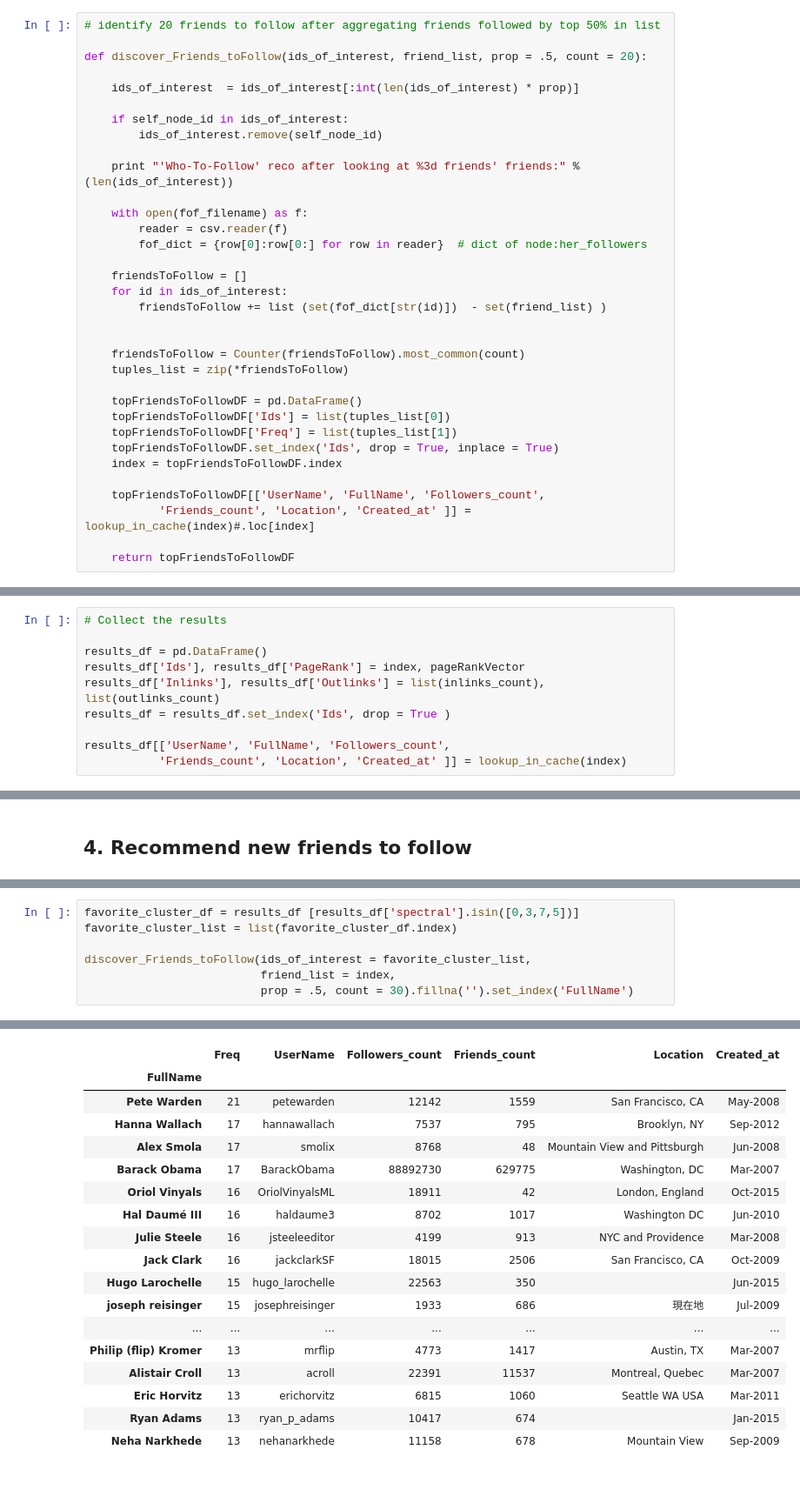
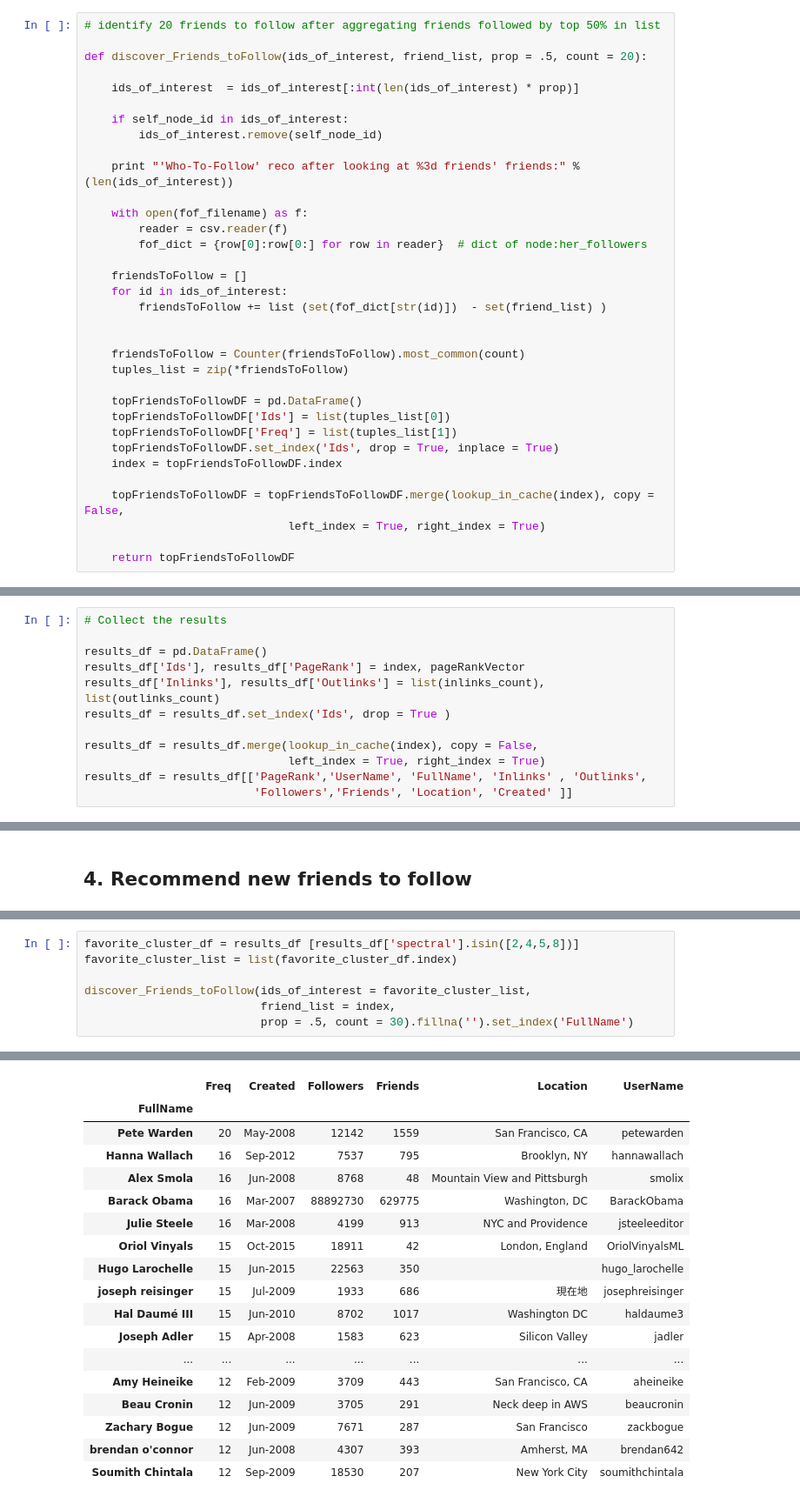
Before and after one commit to balaca/twitter_graph, a Jupyter notebook: Twitter_PageRankAnalysis.ipynb, the cells around one changed output, grey strips where cells are left out. Shown at 87% size. Cells and saved outputs as stored; diff of their text form.

```diff
--- a/Twitter_PageRankAnalysis.ipynb
+++ b/Twitter_PageRankAnalysis.ipynb
@@ -238,8 +243,8 @@ def discover_Friends_toFollow(ids_of_interest, friend_list, prop = .5, count = 2
     topFriendsToFollowDF.set_index('Ids', drop = True, inplace = True)
     index = topFriendsToFollowDF.index
 
-    topFriendsToFollowDF[['UserName', 'FullName', 'Followers_count',
-           'Friends_count', 'Location', 'Created_at' ]] = lookup_in_cache(index)#.loc[index]
+    topFriendsToFollowDF = topFriendsToFollowDF.merge(lookup_in_cache(index), copy = False,
+                              left_index = True, right_index = True)
 
     return topFriendsToFollowDF
 # %%
@@ -331,6 +338,8 @@ results_df['Ids'], results_df['PageRank'] = index, pageRankVector
 results_df['Inlinks'], results_df['Outlinks'] = list(inlinks_count), list(outlinks_count)
 results_df = results_df.set_index('Ids', drop = True )
 
-results_df[['UserName', 'FullName', 'Followers_count',
-           'Friends_count', 'Location', 'Created_at' ]] = lookup_in_cache(index)
+results_df = results_df.merge(lookup_in_cache(index), copy = False,
+                              left_index = True, right_index = True)
+results_df = results_df[['PageRank','UserName', 'FullName', 'Inlinks' , 'Outlinks',
+                         'Followers','Friends', 'Location', 'Created' ]]
 # %%
@@ -553,5 +569,5 @@ E.g. Nodes to follow on the basis of top PageRank nodes in the list of 'Spectral
 # %%
-favorite_cluster_df = results_df [results_df['spectral'].isin([0,3,7,5])]
+favorite_cluster_df = results_df [results_df['spectral'].isin([2,4,5,8])]
 favorite_cluster_list = list(favorite_cluster_df.index)
 
 discover_Friends_toFollow(ids_of_interest = favorite_cluster_list,
@@ -562,19 +578,19 @@ discover_Friends_toFollow(ids_of_interest = favorite_cluster_list,
 Cache-Miss for 3 nodes. Querying their Profiles.
-|  | Freq | UserName | Followers_count | Friends_count | Location | Created_at |
+|  | Freq | Created | Followers | Friends | Location | UserName |
 | FullName |  |  |  |  |  |  |
-| Pete Warden | 21 | petewarden | 12142 | 1559 | San Francisco, CA | May-2008 |
-| Hanna Wallach | 17 | hannawallach | 7537 | 795 | Brooklyn, NY | Sep-2012 |
-| Alex Smola | 17 | smolix | 8768 | 48 | Mountain View and Pittsburgh | Jun-2008 |
-| Barack Obama | 17 | BarackObama | 88892730 | 629775 | Washington, DC | Mar-2007 |
-| Oriol Vinyals | 16 | OriolVinyalsML | 18911 | 42 | London, England | Oct-2015 |
-| Hal Daumé III | 16 | haldaume3 | 8702 | 1017 | Washington DC | Jun-2010 |
-| Julie Steele | 16 | jsteeleeditor | 4199 | 913 | NYC and Providence | Mar-2008 |
-| Jack Clark | 16 | jackclarkSF | 18015 | 2506 | San Francisco, CA | Oct-2009 |
-| Hugo Larochelle | 15 | hugo_larochelle | 22563 | 350 |  | Jun-2015 |
-| joseph reisinger | 15 | josephreisinger | 1933 | 686 | 現在地 | Jul-2009 |
+| Pete Warden | 20 | May-2008 | 12142 | 1559 | San Francisco, CA | petewarden |
+| Hanna Wallach | 16 | Sep-2012 | 7537 | 795 | Brooklyn, NY | hannawallach |
+| Alex Smola | 16 | Jun-2008 | 8768 | 48 | Mountain View and Pittsburgh | smolix |
+| Barack Obama | 16 | Mar-2007 | 88892730 | 629775 | Washington, DC | BarackObama |
+| Julie Steele | 16 | Mar-2008 | 4199 | 913 | NYC and Providence | jsteeleeditor |
+| Oriol Vinyals | 15 | Oct-2015 | 18911 | 42 | London, England | OriolVinyalsML |
+| Hugo Larochelle | 15 | Jun-2015 | 22563 | 350 |  | hugo_larochelle |
+| joseph reisinger | 15 | Jul-2009 | 1933 | 686 | 現在地 | josephreisinger |
+| Hal Daumé III | 15 | Jun-2010 | 8702 | 1017 | Washington DC | haldaume3 |
+| Joseph Adler | 15 | Apr-2008 | 1583 | 623 | Silicon Valley | jadler |
 | ... | ... | ... | ... | ... | ... | ... |
-| Philip (flip) Kromer | 13 | mrflip | 4773 | 1417 | Austin, TX | Mar-2007 |
-| Alistair Croll | 13 | acroll | 22391 | 11537 | Montreal, Quebec | Mar-2007 |
-| Eric Horvitz | 13 | erichorvitz | 6815 | 1060 | Seattle WA USA | Mar-2011 |
-| Ryan Adams | 13 | ryan_p_adams | 10417 | 674 |  | Jan-2015 |
-| Neha Narkhede | 13 | nehanarkhede | 11158 | 678 | Mountain View | Sep-2009 |
+| Amy Heineike | 12 | Feb-2009 | 3709 | 443 | San Francisco, CA | aheineike |
+| Beau Cronin | 12 | Jun-2009 | 3705 | 291 | Neck deep in AWS | beaucronin |
+| Zachary Bogue | 12 | Jun-2009 | 7671 | 287 | San Francisco | zackbogue |
+| brendan o'connor | 12 | Jun-2008 | 4307 | 393 | Amherst, MA | brendan642 |
+| Soumith Chintala | 12 | Sep-2009 | 18530 | 207 | New York City | soumithchintala |
```
Also changed, not shown: parts of 21 cells of this notebook, 2 other files.
